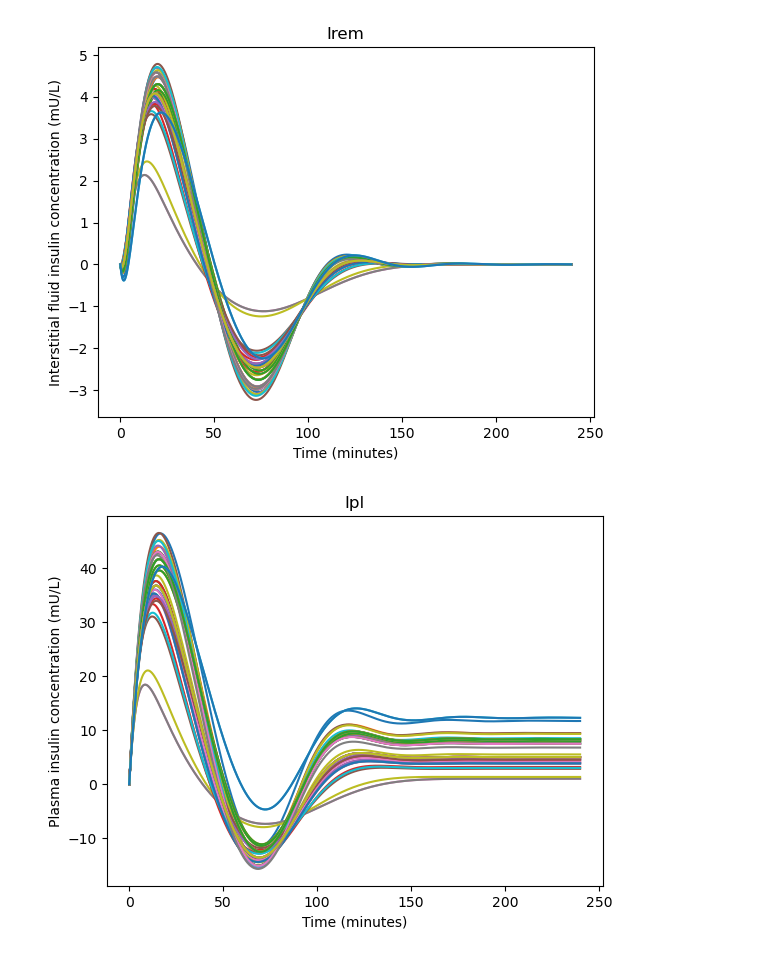
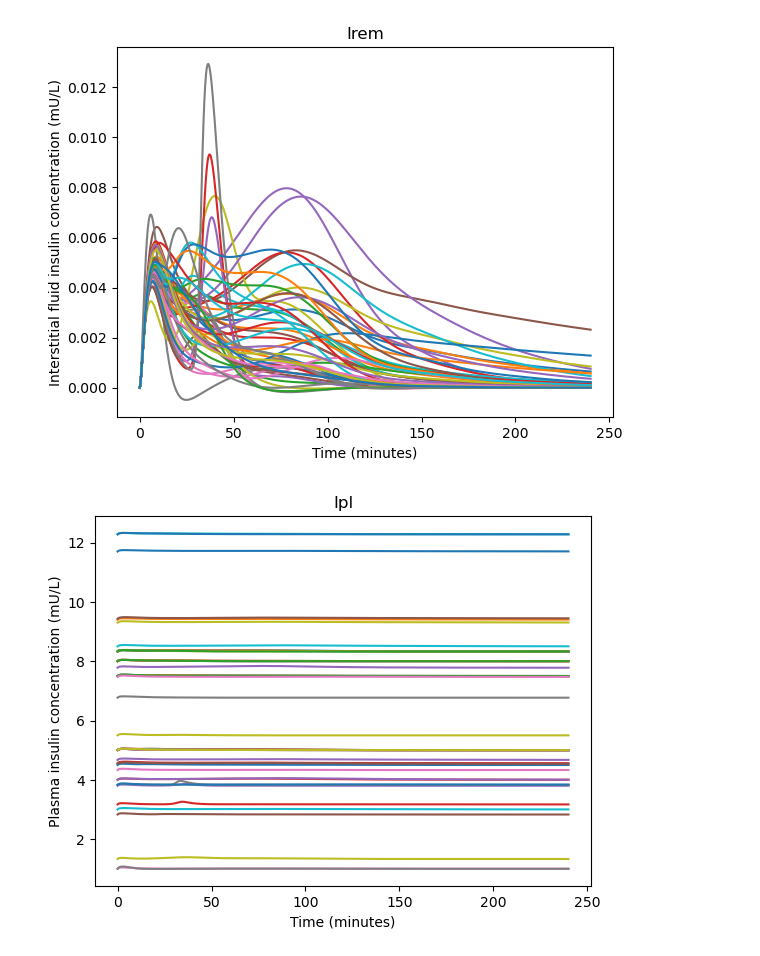
Before and after one commit to dellacortelab/ainutrition, a Jupyter notebook: odeint_model.ipynb, the cells around one changed output. Saved outputs shown, nothing was run; the diff lists cells and outputs as text; code cells hidden in the pictures.

```diff
--- a/odeint_model.ipynb
+++ b/odeint_model.ipynb
@@ -90,9 +90,9 @@ for i in range(51):
 
     #initial conditions
     MGgut_0 = 0
-    Gpl_0 = 0
+    Gpl_0 = Gbpl
     Irem_0 = 0
-    Ipl_0 = 0
+    Ipl_0 = Ibpl
     UIsc1_0 = 0
     UIsc2_0 = 0
 
@@ -154,4 +154,4 @@ plt.show()
-[figure, old version]
+[figure, new version]
-[figure, old version]
+[figure, new version]
 [figure]
 [figure]
```
Also changed, not shown: parts of 1 cell of this notebook, 3 other files.
